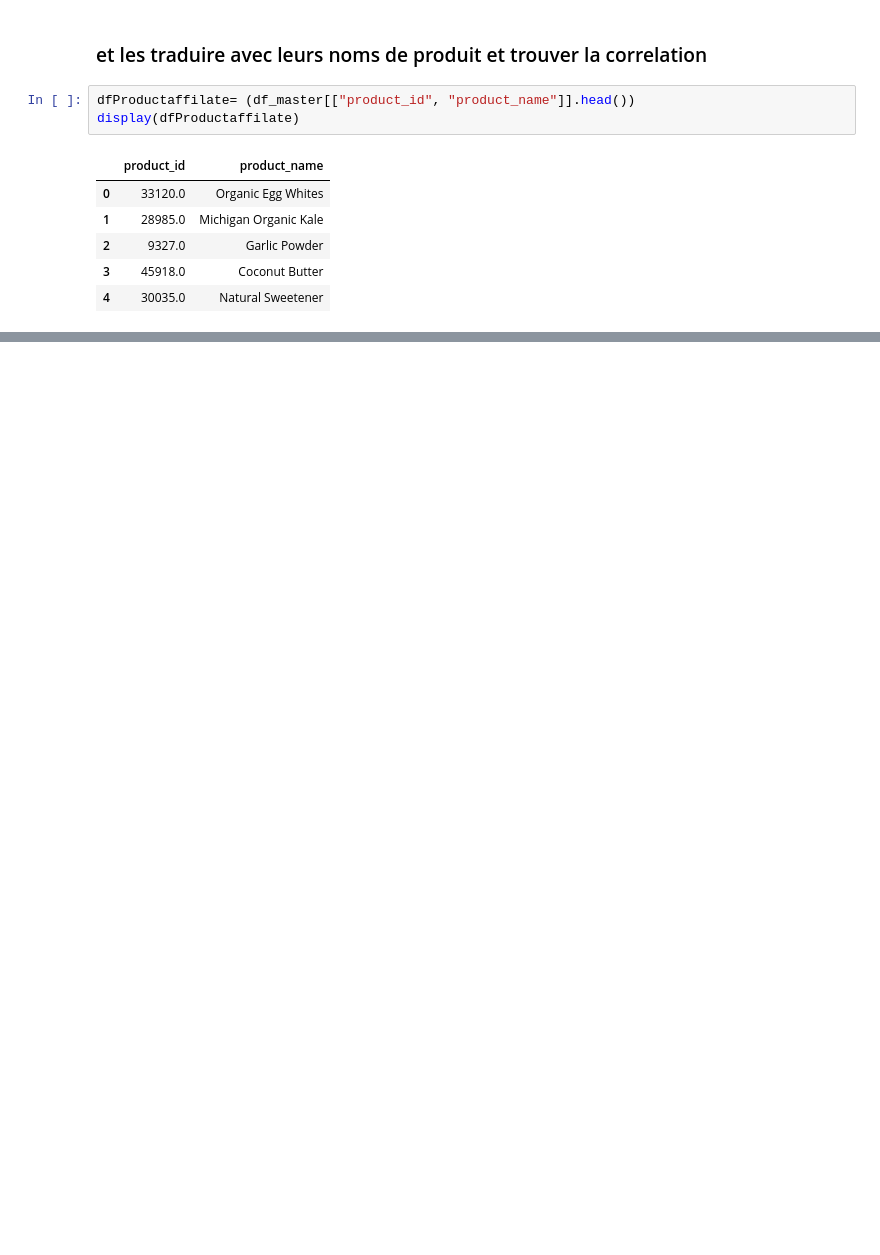
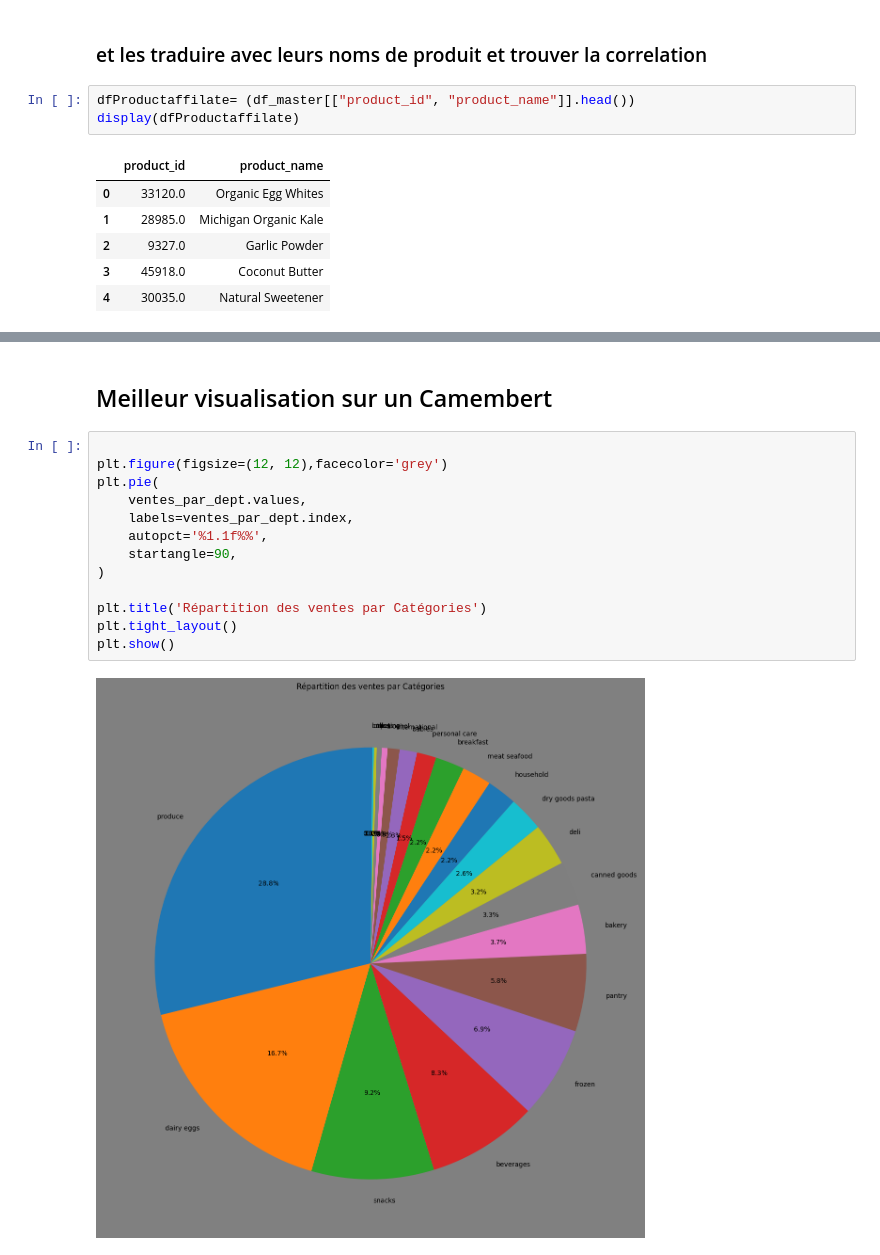
Before and after one commit to Slacknsss/NextBuy-Machine-Learning, a Jupyter notebook: notebookSLACK.ipynb, the cells around one changed output, grey strips where cells are left out. Drawn from its saved outputs; the diff is of its cells as text; blank space fills up the shorter version.

```diff
--- a/notebookSLACK.ipynb
+++ b/notebookSLACK.ipynb
@@ -133,0 +140,17 @@ plt.show()
+# %% [markdown]
+## Meilleur visualisation sur un Camembert
+# %%
+
+plt.figure(figsize=(12, 12),facecolor='grey')
+plt.pie(
+    ventes_par_dept.values,
+    labels=ventes_par_dept.index,
+    autopct='%1.1f%%',
+    startangle=90,
+)
+
+plt.title('Répartition des ventes par Catégories')
+plt.tight_layout()
+plt.show()
+# %% [output]
+[figure, added]
```
Also changed, not shown: parts of 28 cells of this notebook.
